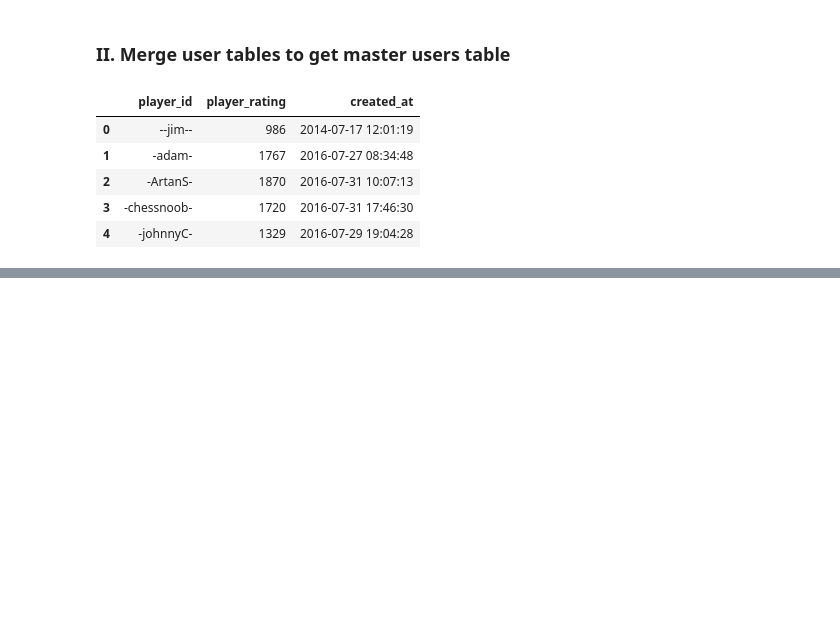
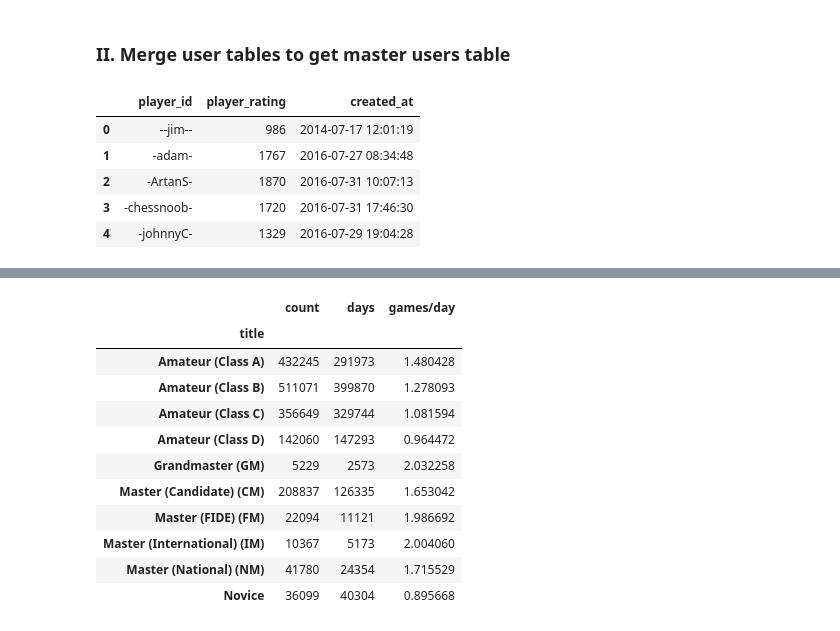
Before and after one commit to Nveatch/Chess_Games_Group_Analysis, a Jupyter notebook: preprocessing/SQL_to_tableau_preprocessing.ipynb, the cells around one changed output, grey strips where cells are left out. Cells and saved outputs as stored; diff of their text form; code cells hidden in the pictures; blank space fills up the shorter version.

```diff
--- a/preprocessing/SQL_to_tableau_preprocessing.ipynb
+++ b/preprocessing/SQL_to_tableau_preprocessing.ipynb
@@ -150,0 +222,23 @@ users_df.to_csv("../datasets/tableau/chess_users_tableau.csv")
+# %%
+# Get number of days
+games_df["dif"] = (games_df["Last Date"].dt.day - games_df["First Date"].dt.day) + 1
+# %%
+# Make grouped df
+daily_games_df=pd.DataFrame()
+daily_games_df["count"]=games_df.groupby("title")["count"].sum()
+daily_games_df["days"]=games_df.groupby("title")["dif"].sum()
+daily_games_df["games/day"]=daily_games_df["count"]/daily_games_df["days"]
+daily_games_df
+# %% [output]
+|  | count | days | games/day |
+| title |  |  |  |
+| Amateur (Class A) | 432245 | 291973 | 1.480428 |
+| Amateur (Class B) | 511071 | 399870 | 1.278093 |
+| Amateur (Class C) | 356649 | 329744 | 1.081594 |
+| Amateur (Class D) | 142060 | 147293 | 0.964472 |
+| Grandmaster (GM) | 5229 | 2573 | 2.032258 |
+| Master (Candidate) (CM) | 208837 | 126335 | 1.653042 |
+| Master (FIDE) (FM) | 22094 | 11121 | 1.986692 |
+| Master (International) (IM) | 10367 | 5173 | 2.004060 |
+| Master (National) (NM) | 41780 | 24354 | 1.715529 |
+| Novice | 36099 | 40304 | 0.895668 |
```
Also changed, not shown: parts of 19 cells of this notebook, 2 other files.
